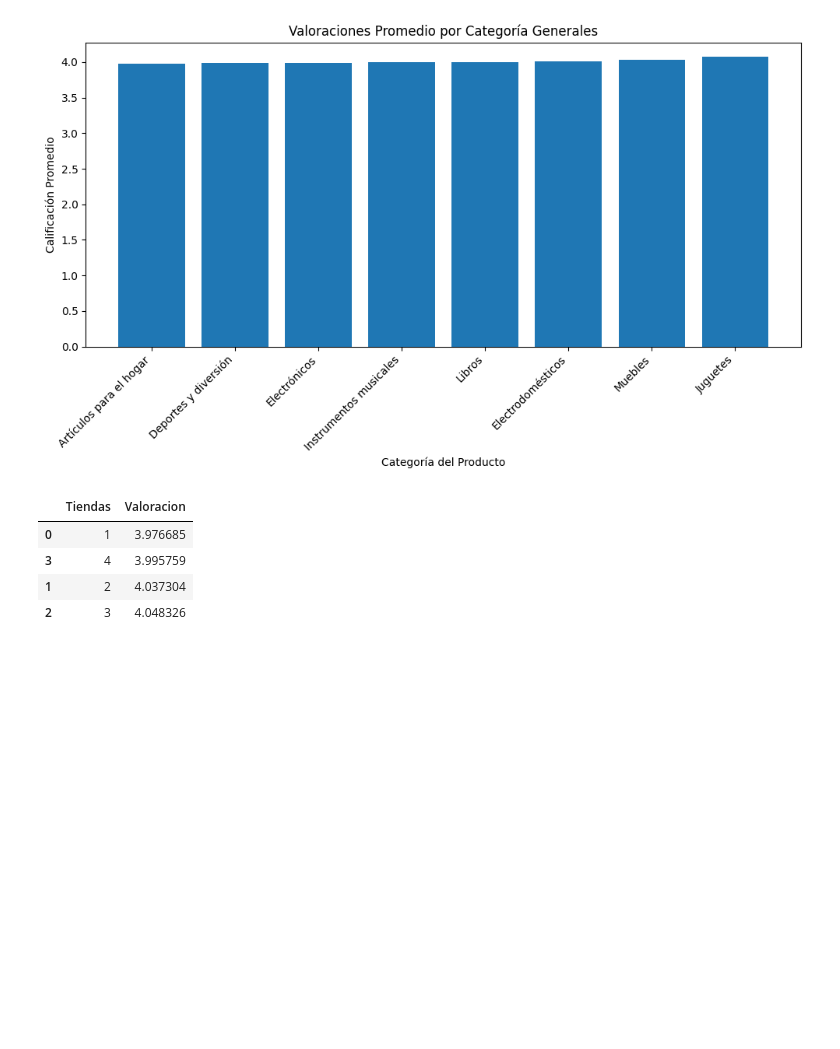
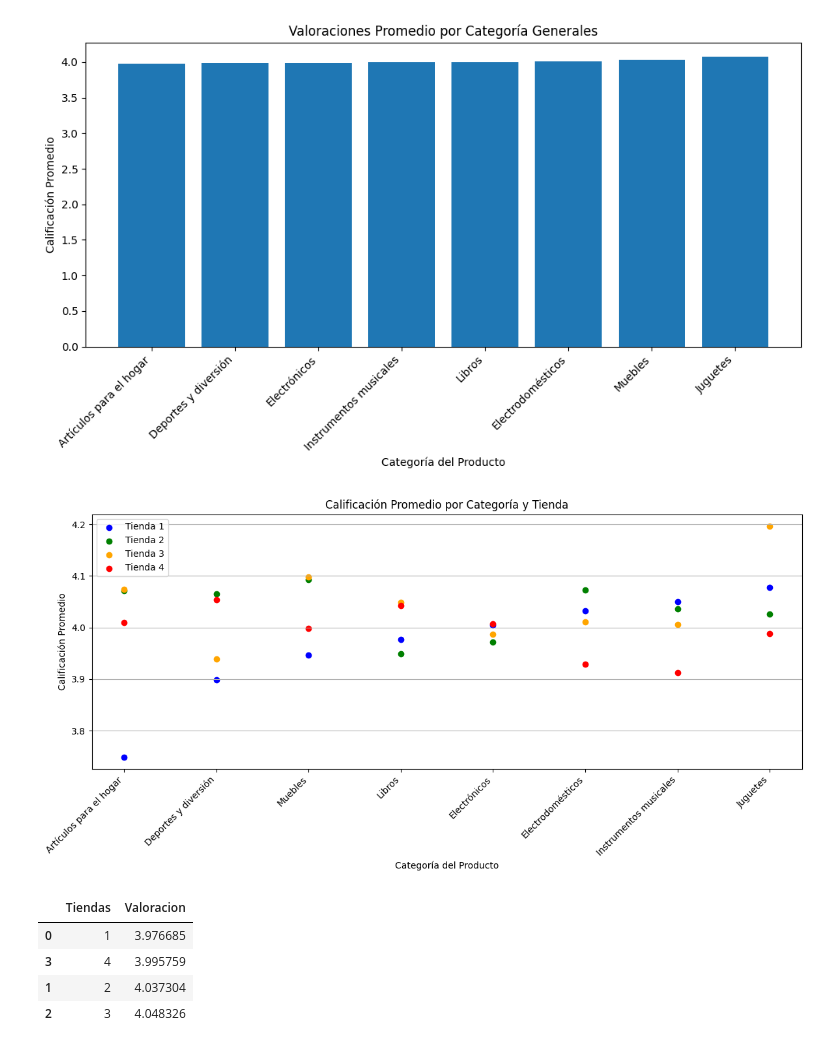
Before and after one commit to Yovan05/alura-store-latam, a Jupyter notebook: AluraStoreLatam.ipynb, the cells around one changed output. Cells and saved outputs as stored; diff of their text form; code cells hidden in the pictures; blank space fills up the shorter version.

Commit message:
Se ordenaron los productos de mas a menos vendido por tienda, y los costos de envio por tienda, ademas de añadirse mas graficas para una mejor comprension de los datos

```diff
--- a/AluraStoreLatam.ipynb
+++ b/AluraStoreLatam.ipynb
@@ -500,6 +500,32 @@ plt.tight_layout()
 plt.show()
 # %% [output]
 [figure]
+# %%
+categorias = valoraciones_promedio_tienda1['Categoría del Producto'].tolist()
+
+x_pos = {categoria: i for i, categoria in enumerate(categorias)}
+
+def map_x(df):
+    return df['Categoría del Producto'].map(x_pos)
+
+plt.figure(figsize=(12, 6))
+
+plt.scatter(map_x(valoraciones_promedio_tienda1), valoraciones_promedio_tienda1['Calificación'], label='Tienda 1', color='blue')
+plt.scatter(map_x(valoraciones_promedio_tienda2), valoraciones_promedio_tienda2['Calificación'], label='Tienda 2', color='green')
+plt.scatter(map_x(valoraciones_promedio_tienda3), valoraciones_promedio_tienda3['Calificación'], label='Tienda 3', color='orange')
+plt.scatter(map_x(valoraciones_promedio_tienda4), valoraciones_promedio_tienda4['Calificación'], label='Tienda 4', color='red')
+
+plt.xticks(ticks=range(len(categorias)), labels=categorias, rotation=45, ha='right')
+
+plt.ylabel('Calificación Promedio')
+plt.xlabel('Categoría del Producto')
+plt.title('Calificación Promedio por Categoría y Tienda')
+plt.legend()
+plt.grid(True, axis='y')
+plt.tight_layout()
+plt.show()
+# %% [output]
+[figure, added]
 # %%
 calificacion_promedio_tienda1=tienda['Calificación'].mean()
 calificacion_promedio_tienda2=tienda2['Calificación'].mean()
```
Also changed, not shown: parts of 8 cells of this notebook.
